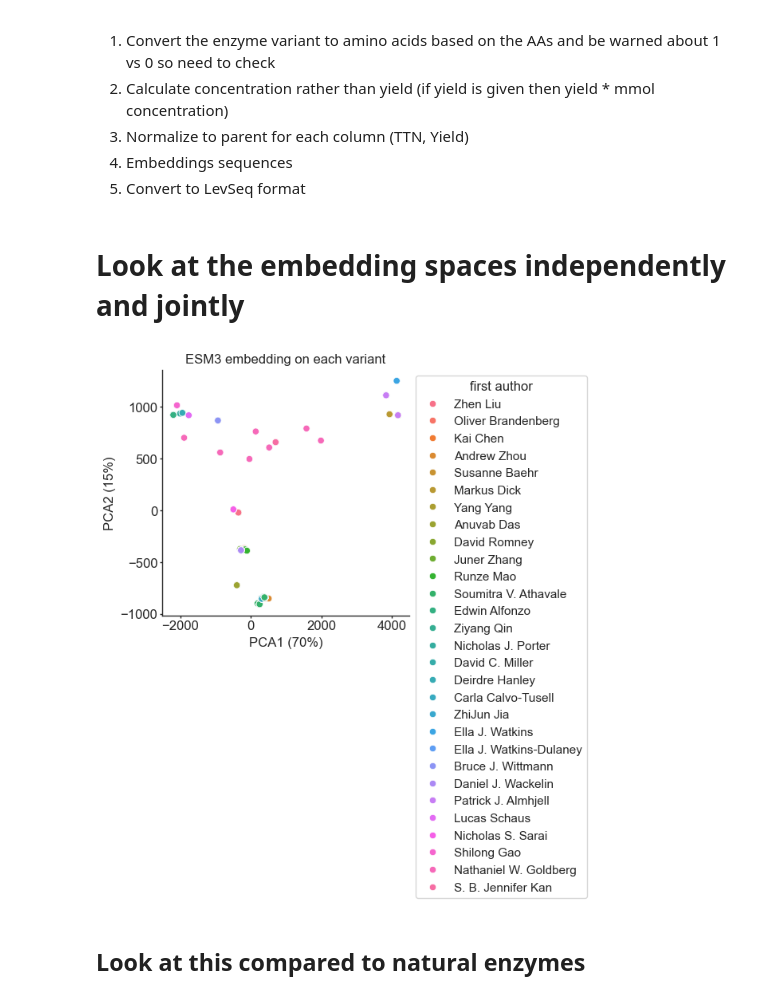
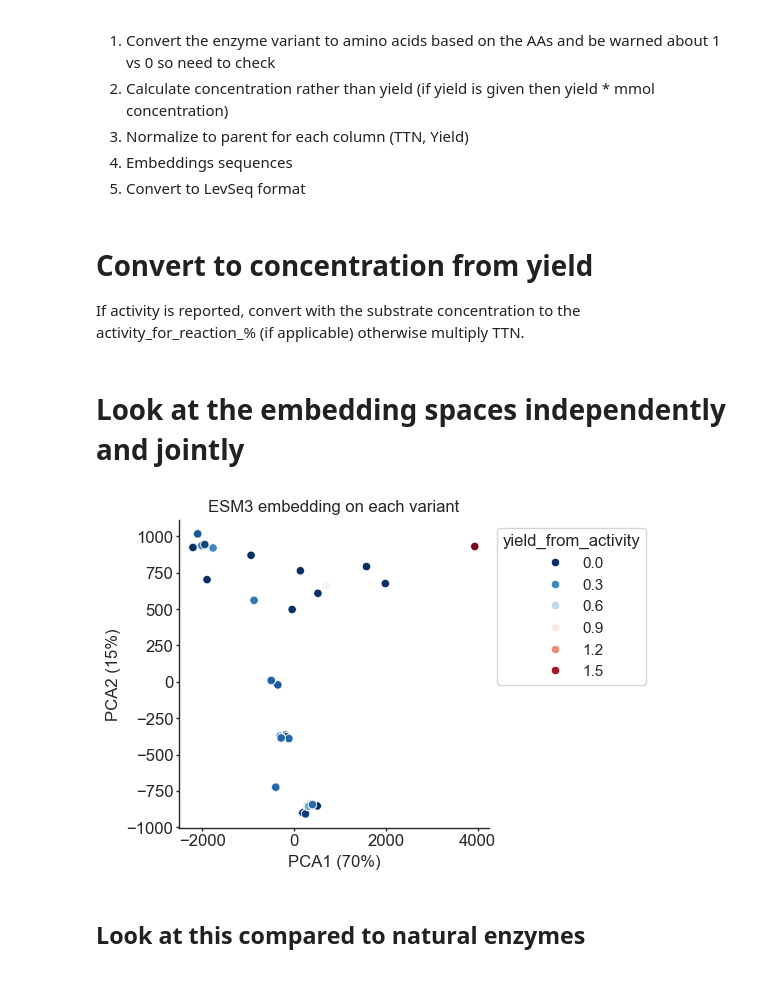
Before and after one commit to fhalab/EnzymeEngineeringDB, a Jupyter notebook: analysis/N3_AnalyseEnzymeReactionData.ipynb, the cells around one changed output. Cells and saved outputs as stored; diff of their text form; code cells hidden in the pictures.

```diff
--- a/analysis/N3_AnalyseEnzymeReactionData.ipynb
+++ b/analysis/N3_AnalyseEnzymeReactionData.ipynb
@@ -8,0 +18,4 @@
+# %% [markdown]
+# Convert to concentration from yield
+
+If activity is reported, convert with the substrate concentration to the activity_for_reaction_% (if applicable) otherwise multiply TTN.
@@ -48,19 +102,19 @@ def format_fig(ax):
 # %%
 pca = PCA(n_components=2)
 X = np.array([x for x in protein_ded_df['esm3_mean'].values])
 
 pca_values = pca.fit_transform(X)
 protein_ded_df['PCA1'] = pca_values[:, 0]
 protein_ded_df['PCA2'] = pca_values[:, 1]
 
-ax = sns.scatterplot(protein_ded_df, x='PCA1', y='PCA2', hue='first author')
+ax = sns.scatterplot(protein_ded_df, x='PCA1', y='PCA2', hue='yield_from_activity', palette='RdBu_r')
 sns.move_legend(ax, "upper left", bbox_to_anchor=(1, 1))
 plt.xlabel(f'PCA1 ({int(pca.explained_variance_ratio_[0]*100)}%)')
 plt.ylabel(f'PCA2 ({int(pca.explained_variance_ratio_[1]*100)}%)')
 plt.title('ESM3 embedding on each variant')
 ax = format_fig(ax)
 # %% [output]
-[figure, old version]
+[figure, new version]
 # %% [markdown]
 ## Look at this compared to natural enzymes
 # %%
```
Also changed, not shown: parts of 6 cells of this notebook.
